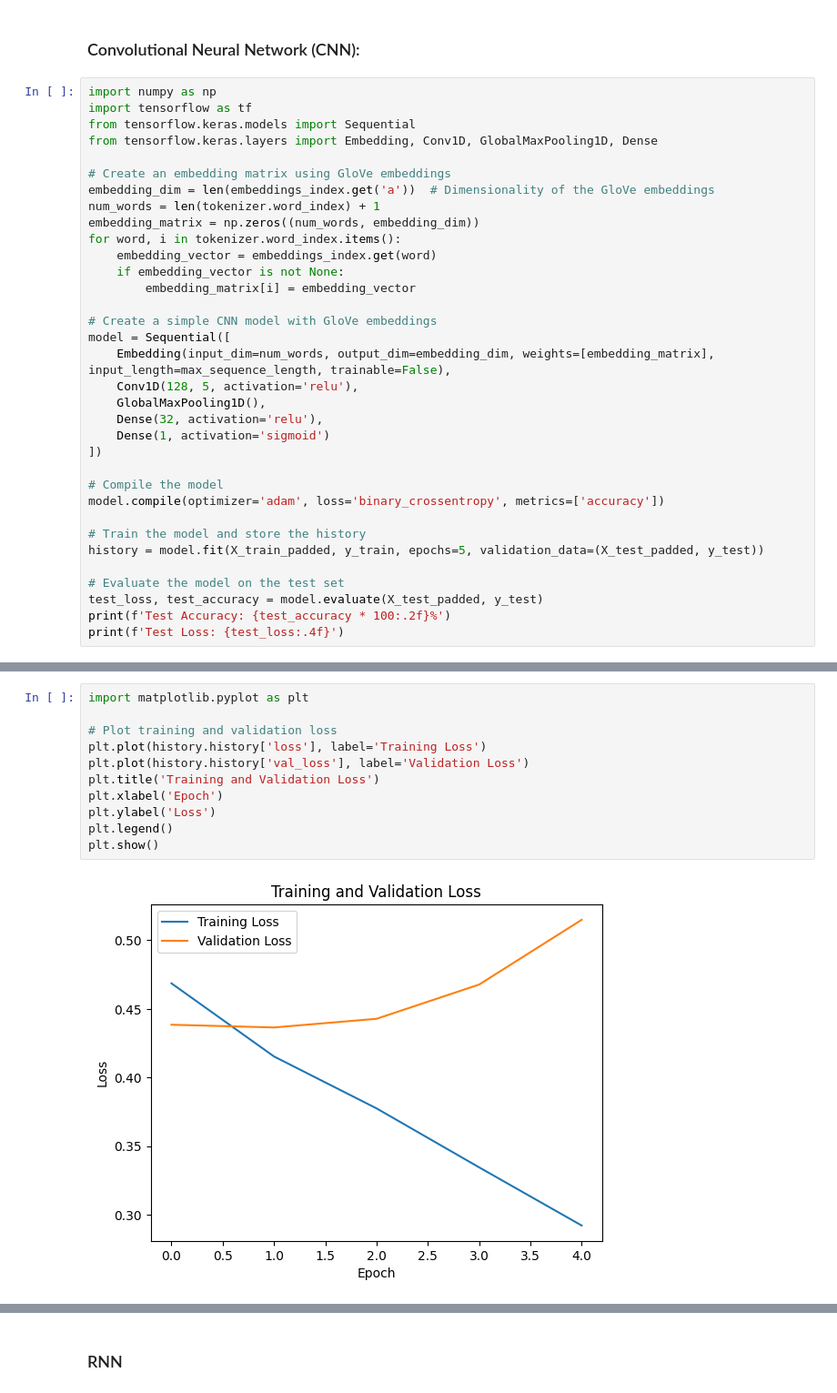
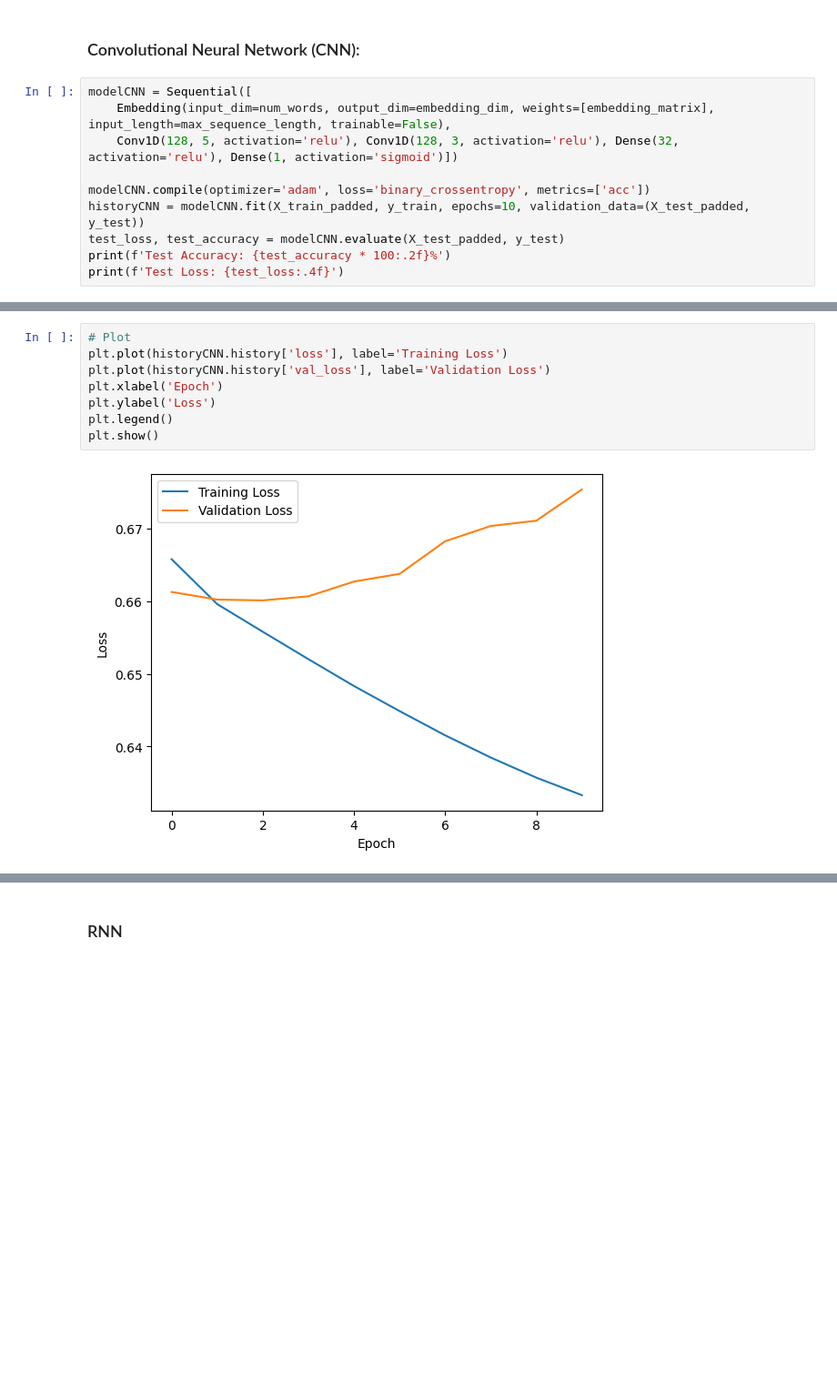
Before and after one commit to simulate111/mini-project-2-Abo, a Jupyter notebook: MIniProject2Reza.ipynb, the cells around one changed output, grey strips where cells are left out. Shown: that part at 91% size. Cells and saved outputs as stored; diff of their text form; blank space fills up the shorter version.

```diff
--- a/MIniProject2Reza.ipynb
+++ b/MIniProject2Reza.ipynb
@@ -392,37 +284,13 @@ plt.show()
 # %% [markdown]
 ### Convolutional Neural Network (CNN):
 # %%
-import numpy as np
-import tensorflow as tf
-from tensorflow.keras.models import Sequential
-from tensorflow.keras.layers import Embedding, Conv1D, GlobalMaxPooling1D, Dense
+modelCNN = Sequential([
+    Embedding(input_dim=num_words, output_dim=embedding_dim, weights=[embedding_matrix], input_length=max_sequence_length, trainable=False),
+    Conv1D(128, 5, activation='relu'), Conv1D(128, 3, activation='relu'), Dense(32, activation='relu'), Dense(1, activation='sigmoid')])
 
-# Create an embedding matrix using GloVe embeddings
-embedding_dim = len(embeddings_index.get('a'))  # Dimensionality of the GloVe embeddings
-num_words = len(tokenizer.word_index) + 1
-embedding_matrix = np.zeros((num_words, embedding_dim))
-for word, i in tokenizer.word_index.items():
-    embedding_vector = embeddings_index.get(word)
-    if embedding_vector is not None:
-        embedding_matrix[i] = embedding_vector
-
-# Create a simple CNN model with GloVe embeddings
-model = Sequential([
-    Embedding(input_dim=num_words, output_dim=embedding_dim, weights=[embedding_matrix], input_length=max_sequence_length, trainable=False),
-    Conv1D(128, 5, activation='relu'),
-    GlobalMaxPooling1D(),
-    Dense(32, activation='relu'),
-    Dense(1, activation='sigmoid')
-])
-
-# Compile the model
-model.compile(optimizer='adam', loss='binary_crossentropy', metrics=['accuracy'])
-
-# Train the model and store the history
-history = model.fit(X_train_padded, y_train, epochs=5, validation_data=(X_test_padded, y_test))
-
-# Evaluate the model on the test set
-test_loss, test_accuracy = model.evaluate(X_test_padded, y_test)
+modelCNN.compile(optimizer='adam', loss='binary_crossentropy', metrics=['acc'])
+historyCNN = modelCNN.fit(X_train_padded, y_train, epochs=10, validation_data=(X_test_padded, y_test))
+test_loss, test_accuracy = modelCNN.evaluate(X_test_padded, y_test)
 print(f'Test Accuracy: {test_accuracy * 100:.2f}%')
 print(f'Test Loss: {test_loss:.4f}')
 # %% [output]
@@ -465,14 +340,11 @@ _________________________________________________________________
 # %%
-import matplotlib.pyplot as plt
-
-# Plot training and validation loss
-plt.plot(history.history['loss'], label='Training Loss')
-plt.plot(history.history['val_loss'], label='Validation Loss')
-plt.title('Training and Validation Loss')
+# Plot
+plt.plot(historyCNN.history['loss'], label='Training Loss')
+plt.plot(historyCNN.history['val_loss'], label='Validation Loss')
 plt.xlabel('Epoch')
 plt.ylabel('Loss')
 plt.legend()
 plt.show()
 # %% [output]
-[figure, old version]
+[figure, new version]
 # %%
```
Also changed, not shown: parts of 39 cells of this notebook.
